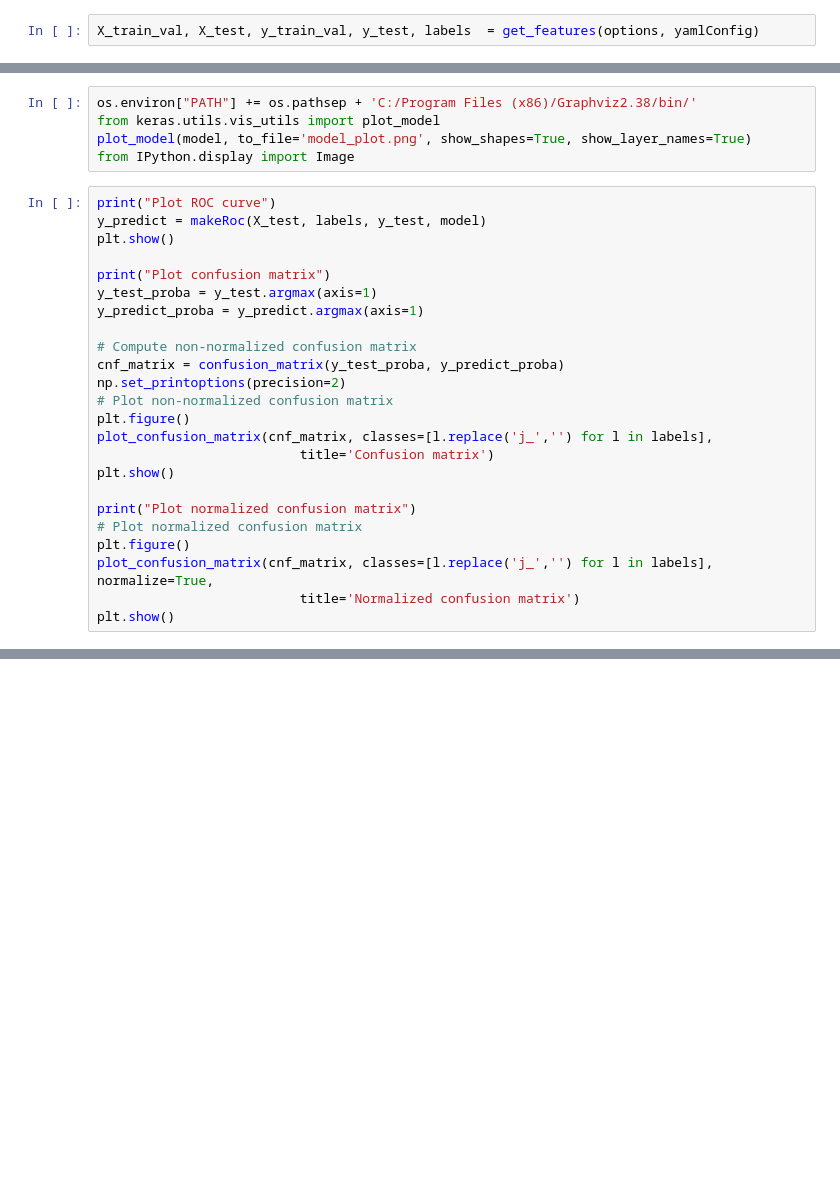
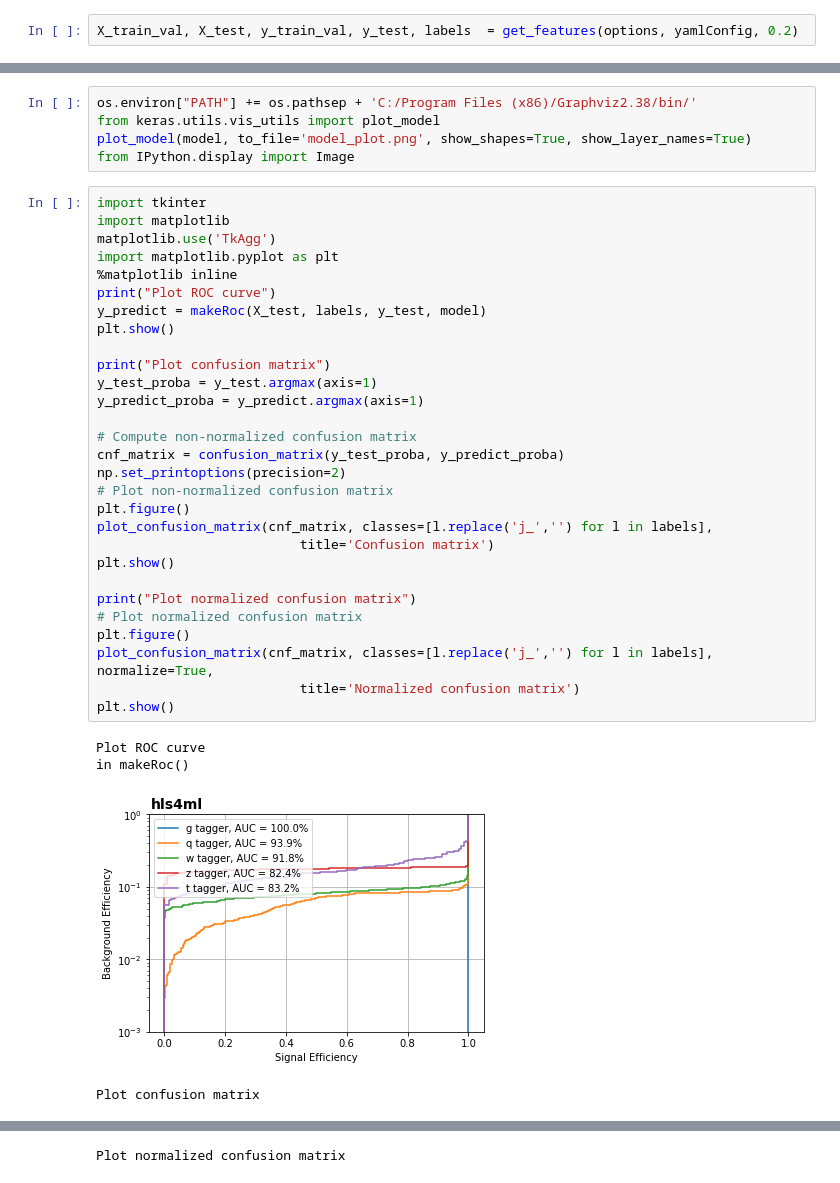
Before and after one commit to caditi97/testingMLmodels, a Jupyter notebook: testingCNN1d.ipynb, the cells around one changed output, grey strips where cells are left out. Saved outputs shown, nothing was run; the diff lists cells and outputs as text; blank space fills up the shorter version.

```diff
--- a/testingCNN1d.ipynb
+++ b/testingCNN1d.ipynb
@@ -60,5 +60,5 @@ print(yamlConfig)
 # %% [output]
 {'Inputs': ['j1_ptrel', 'j1_etarot', 'j1_phirot', 'j1_erel', 'j1_deltaR', 'j1_costhetarel', 'j1_pdgid', 'j_index'], 'Labels': ['j_g', 'j_q', 'j_w', 'j_z', 'j_t', 'j_index'], 'KerasModel': 'conv1d_mode ...
 # %%
-X_train_val, X_test, y_train_val, y_test, labels  = get_features(options, yamlConfig)
+X_train_val, X_test, y_train_val, y_test, labels  = get_features(options, yamlConfig, 0.2)
 # %% [output]
@@ -84,26 +104,36 @@ from keras.utils.vis_utils import plot_model
 plot_model(model, to_file='model_plot.png', show_shapes=True, show_layer_names=True)
 from IPython.display import Image
 # %%
+import tkinter
+import matplotlib
+matplotlib.use('TkAgg')
+import matplotlib.pyplot as plt
+%matplotlib inline
 print("Plot ROC curve")
 y_predict = makeRoc(X_test, labels, y_test, model)
 plt.show()
 
 print("Plot confusion matrix")
 y_test_proba = y_test.argmax(axis=1)
 y_predict_proba = y_predict.argmax(axis=1)
 
 # Compute non-normalized confusion matrix
 cnf_matrix = confusion_matrix(y_test_proba, y_predict_proba)
 np.set_printoptions(precision=2)
 # Plot non-normalized confusion matrix
 plt.figure()
 plot_confusion_matrix(cnf_matrix, classes=[l.replace('j_','') for l in labels],
                           title='Confusion matrix')
 plt.show()
 
 print("Plot normalized confusion matrix")
 # Plot normalized confusion matrix
 plt.figure()
 plot_confusion_matrix(cnf_matrix, classes=[l.replace('j_','') for l in labels], normalize=True,
                           title='Normalized confusion matrix')
 plt.show()
+# %% [output]
+Plot ROC curve
+in makeRoc()
+[figure, added]
+Plot confusion matrix
@@ -109,0 +141 @@ plt.show()
+Plot normalized confusion matrix
```
Also changed, not shown: parts of 3 cells of this notebook.
